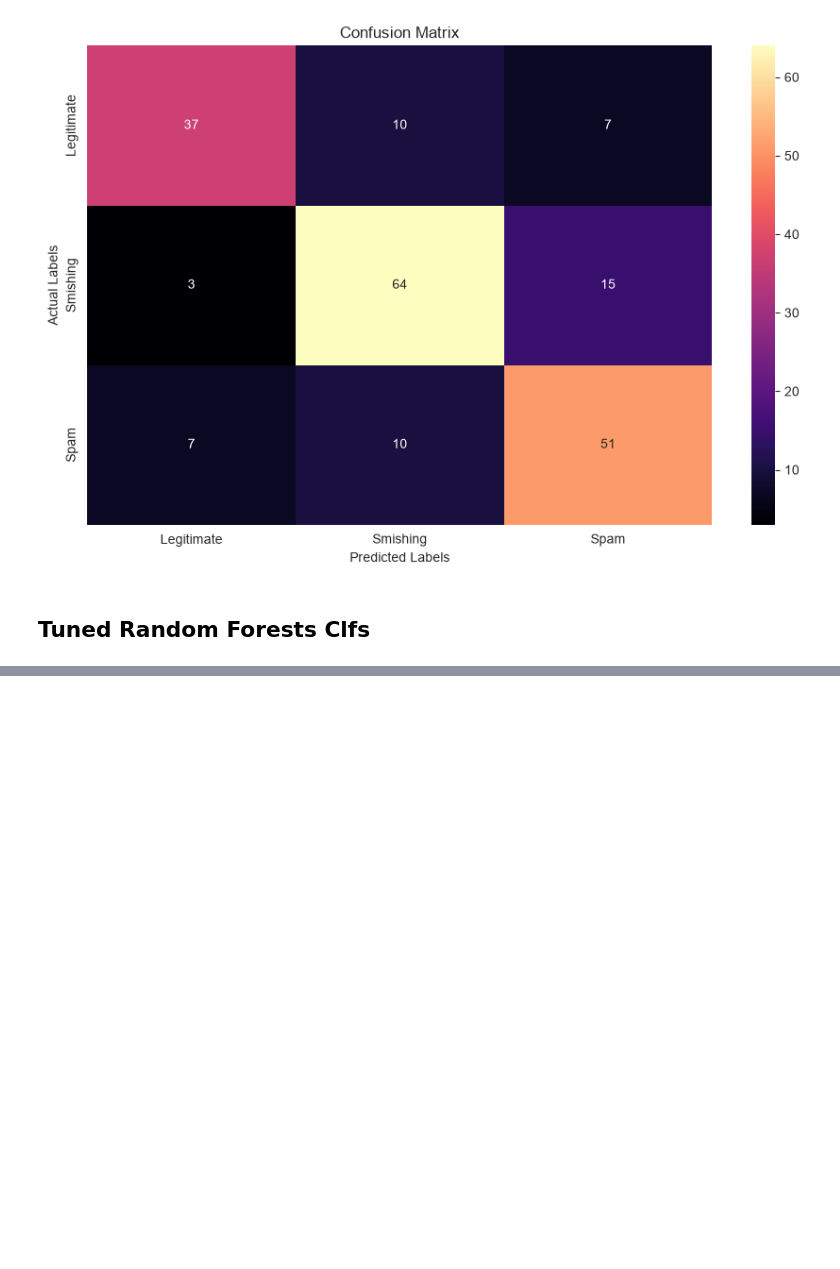
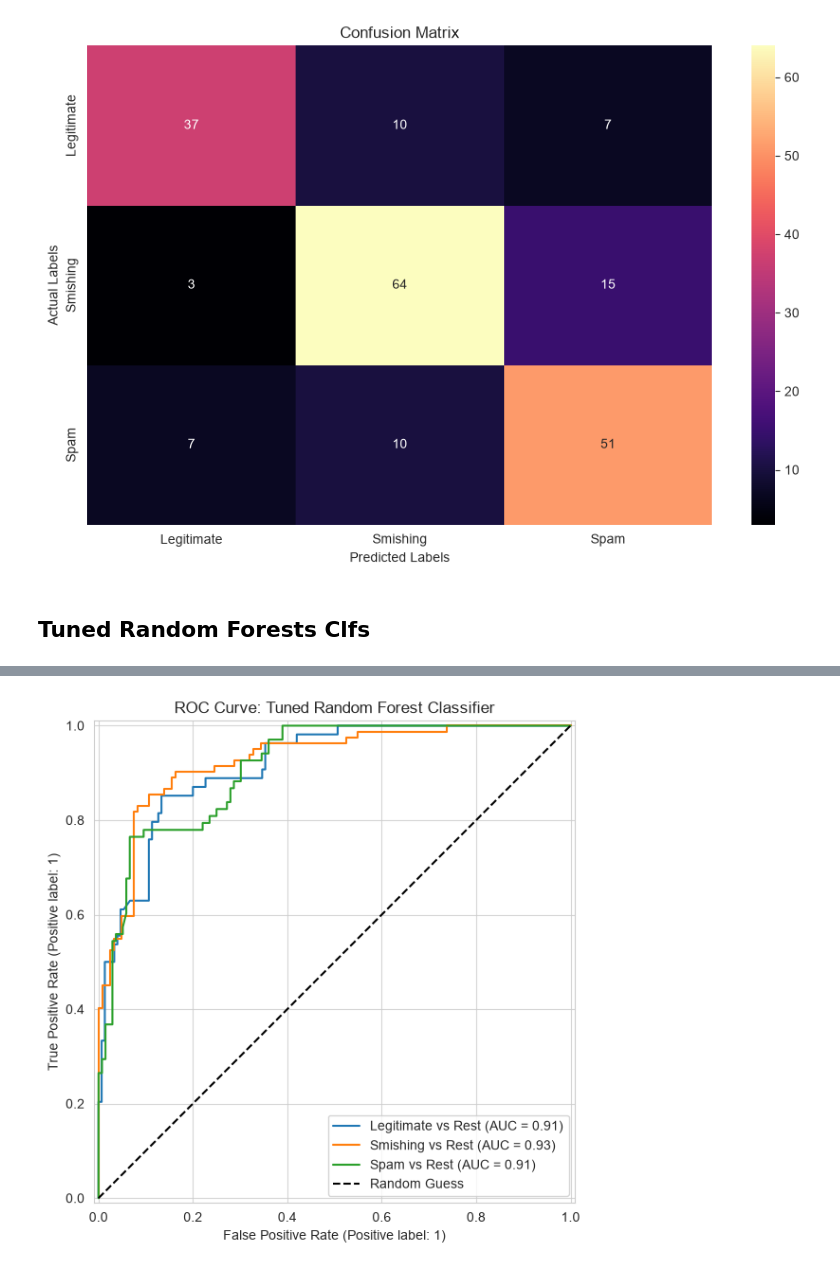
Before and after one commit to leiandrei/sms-smishing-classification, a Jupyter notebook: notebooks/03_model_tuning.ipynb, the cells around one changed output, grey strips where cells are left out. Saved outputs shown, nothing was run; the diff lists cells and outputs as text; code cells hidden in the pictures; blank space fills up the shorter version.

```diff
--- a/notebooks/03_model_tuning.ipynb
+++ b/notebooks/03_model_tuning.ipynb
@@ -144,2 +147,6 @@ weighted avg       0.82      0.81      0.81       204
 
 ========================================
+# %%
+tuning.plot_curve(rf, X_test, y_test, 'Tuned Random Forest Classifier')
+# %% [output]
+[figure, added]
```
Also changed, not shown: parts of 13 cells of this notebook.
